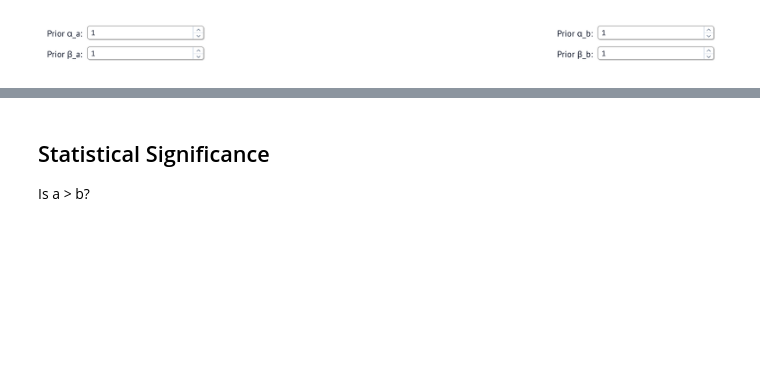
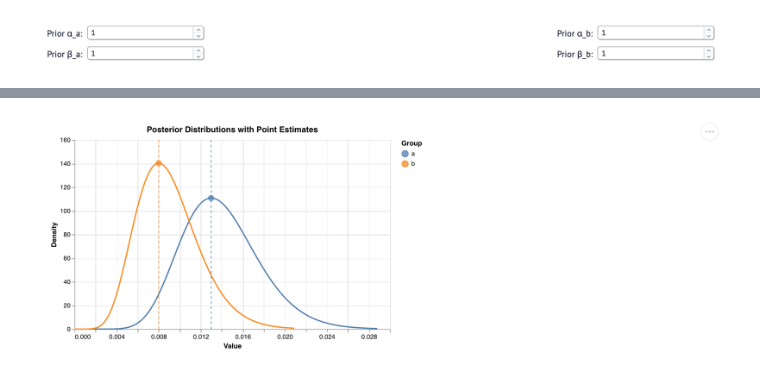
Before and after one commit to andrewhall1124/ab-testing, a Jupyter notebook: __marimo__/notebook.ipynb, the cells around one changed output, grey strips where cells are left out. Cells and saved outputs as stored; diff of their text form; code cells hidden in the pictures; blank space fills up the shorter version.

```diff
--- a/__marimo__/notebook.ipynb
+++ b/__marimo__/notebook.ipynb
@@ -245,3 +270,0 @@ sample_means = (
-# %% [markdown]
-## Statistical Significance
-Is a > b?
@@ -259,0 +271,57 @@ def two_proportion_ztest(group_a: np.ndarray, group_b: np.ndarray):
+# %%
+x_a, pdf_a, map_a, map_density_a = beta_posterior_pdf(
+    group_a, prior_alpha_a, prior_beta_a
+)
+x_b, pdf_b, map_b, map_density_b = beta_posterior_pdf(
+    group_b, prior_alpha_b, prior_beta_b
+)
+
+posterior_df = pl.concat(
+    [
+        pl.DataFrame({"group": "a", "x": x_a, "density": pdf_a}),
+        pl.DataFrame({"group": "b", "x": x_b, "density": pdf_b}),
+    ]
+)
+
+map_df = pl.DataFrame(
+    {
+        "group": ["a", "b"],
+        "x": [map_a, map_b],
+        "density": [map_density_a, map_density_b],
+    }
+)
+
+sample_mean_a = group_a.mean()
+sample_mean_b = group_b.mean()
+
+sample_mean_df = pl.DataFrame(
+    {"group": ["a", "b"], "x": [sample_mean_a, sample_mean_b]}
+)
+
+lines = (
+    alt.Chart(posterior_df)
+    .mark_line()
+    .encode(
+        x=alt.X("x:Q", title="Value"),
+        y=alt.Y("density:Q", title="Density"),
+        color=alt.Color("group:N", title="Group"),
+    )
+)
+
+points = (
+    alt.Chart(map_df)
+    .mark_point(size=100, filled=True)
+    .encode(x="x:Q", y="density:Q", color="group:N")
+)
+
+sample_means = (
+    alt.Chart(sample_mean_df)
+    .mark_rule(strokeDash=[4, 4])
+    .encode(x="x:Q", color="group:N")
+)
+
+(lines + points + sample_means).properties(
+    width=500, height=300, title="Posterior Distributions with Point Estimates"
+)
+# %% [output]
+[figure, added]
```
Also changed, not shown: parts of 36 cells of this notebook, 1 other file.
